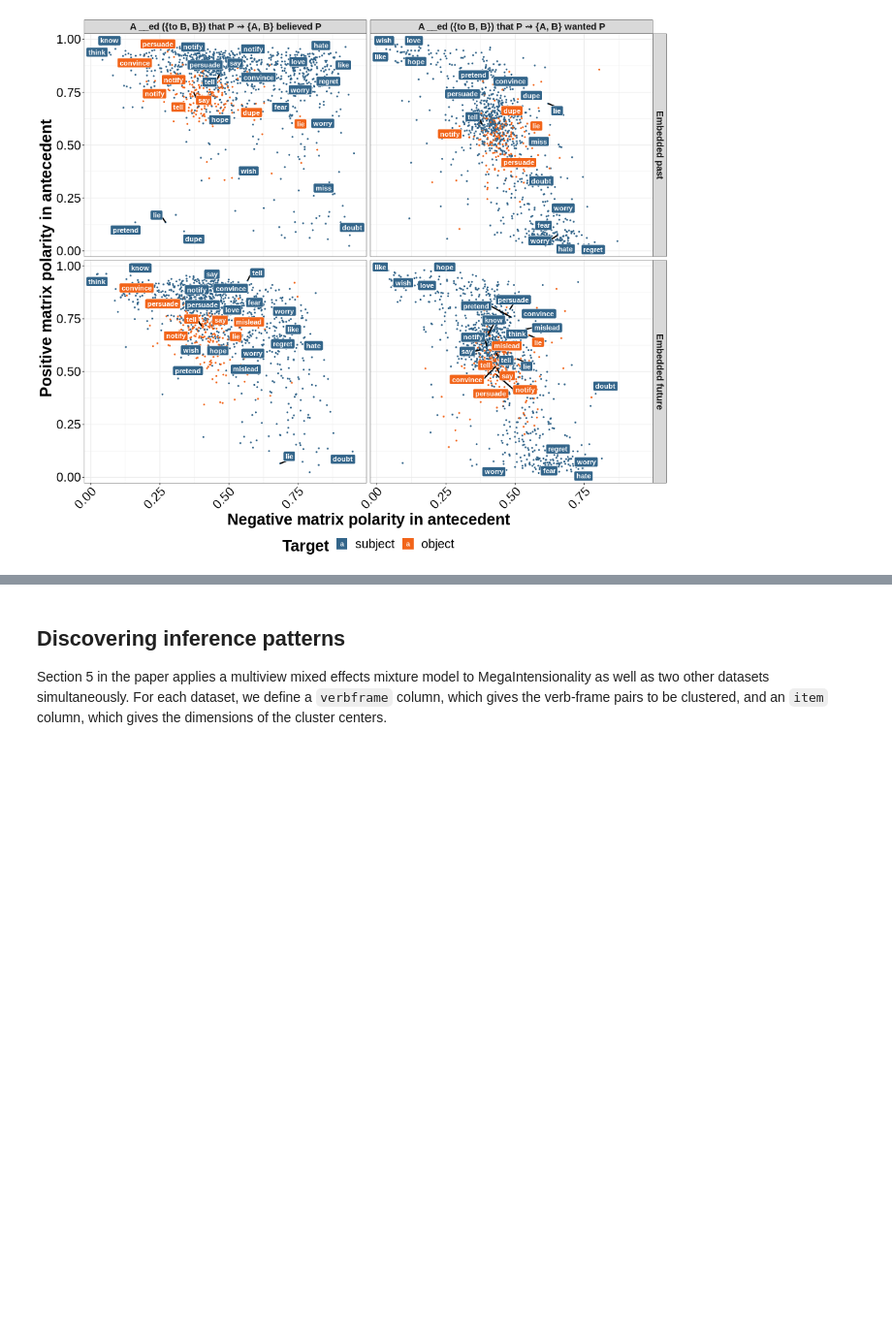
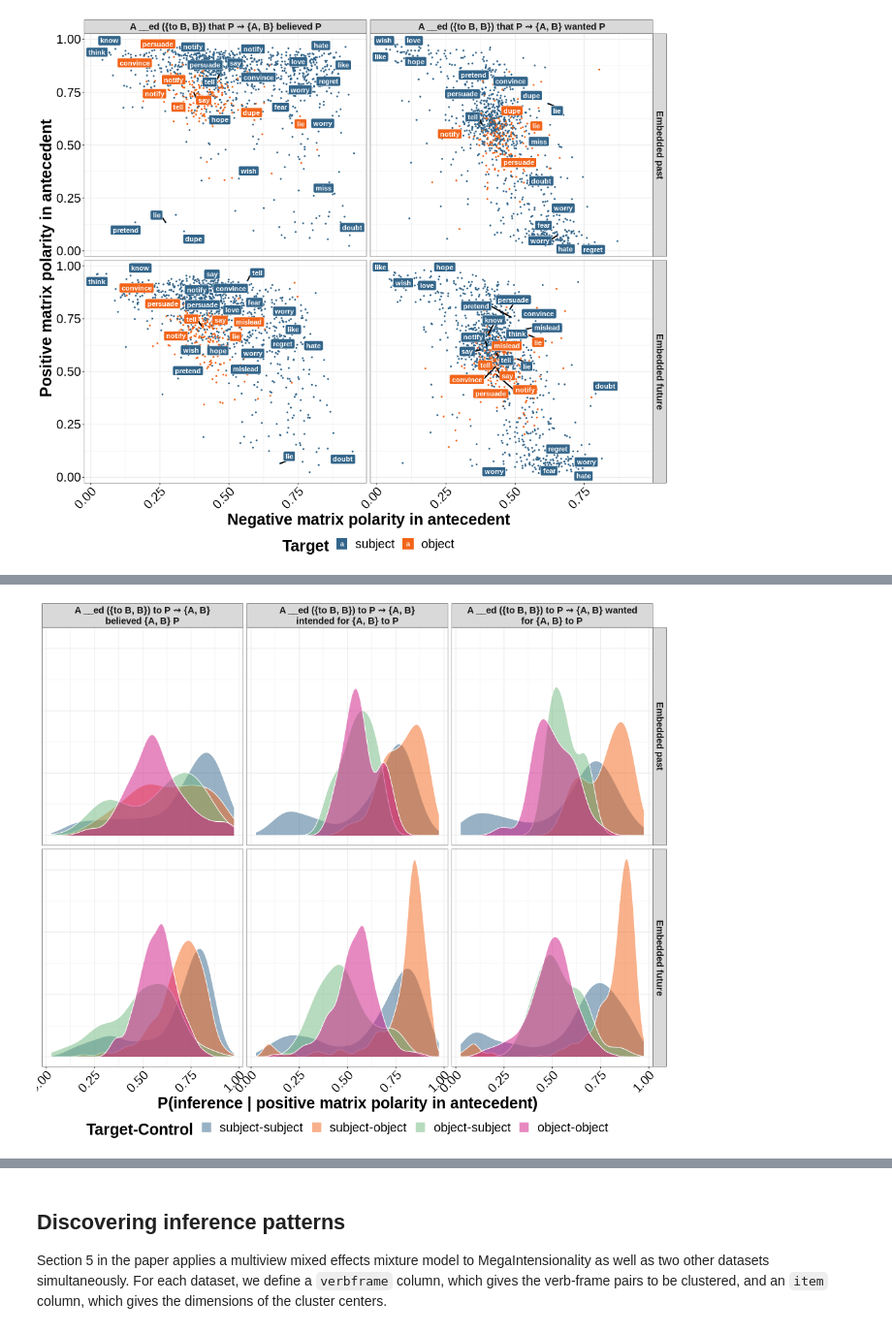
Before and after one commit to bkane2/intensional-gaps, a Jupyter notebook: Intensional Gaps.ipynb, the cells around one changed output, grey strips where cells are left out. Shown at 97% size. Drawn from its saved outputs; the diff is of its cells as text; code cells hidden in the pictures; blank space fills up the shorter version.

```diff
--- a/Intensional Gaps.ipynb
+++ b/Intensional Gaps.ipynb
@@ -914,0 +917,56 @@ g
+# %%
+%%R -i mc_normalized_cast_nf -w 14 -h 12 -u in
+
+library(tidyverse)
+library(ggrepel)
+
+conditions = c('subject-subject', 'subject-object', 'object-subject', 'object-object')
+mc_normalized_cast_nf$target_control <- factor(mc_normalized_cast_nf$target_control, levels=conditions)
+mc_normalized_cast_nf$consequent_embedded_tense <- factor(mc_normalized_cast_nf$consequent_embedded_tense,
+                                                       levels=c('past', 'future'))
+
+theme_set(theme_bw())
+
+intransitive_verbs_nf = c('think', 'know', 'hope', 'wish', 'worry', 'fear', 'like', 'love', 'hate', 'regret', 'pretend', 'doubt', 'rejected', 'miss', 'decide', 'choose', 'select', 'remember')
+transitive_verbs_nf = c('say', 'tell', 'lie', 'mislead', 'notify', 'convince', 'persuade', 'dupe', 'promise', 'use', 'decide', 'choose', 'select', 'make', 'request', 'suggest', 'coerce')
+
+intransitive_frames_nf = c('NP V to VP[-eventive]', 'NP be V to VP[-eventive]',
+                           'NP V to VP[+eventive]', 'NP be V to VP[+eventive]',
+                           'NP V VPing')
+transitive_frames_nf = c('NP V to NP to VP[-eventive]', 'NP V NP to VP[-eventive]',
+                         'NP V to NP to VP[+eventive]', 'NP V NP to VP[+eventive]',
+                         'NP V NP VP', 'NP V for NP to VP')
+
+sub <- filter(mc_normalized_cast_nf,
+              ((antecedent_verb%in%intransitive_verbs_nf & antecedent_frame %in% intransitive_frames_nf) | (antecedent_verb%in%transitive_verbs_nf & antecedent_frame %in% transitive_frames_nf)))
+sub$jit <- runif(nrow(sub), 0.25, 8)
+
+g <- ggplot(mc_normalized_cast_nf, aes(x=positive, color=target_control)) +
+geom_density(color="white", aes(fill=target_control), alpha=0.5) +
+# geom_hline(yintercept=0) +
+# geom_segment(data=sub, aes(x=positive, y=jit, xend=positive, yend=rep(0, length(jit)))) +
+# geom_label(data=sub, aes(x=positive, y=jit, label=antecedent_verb, fill=target_control), fontface="bold", color="white") +
+scale_color_manual(name='Target-Control', values=c("#33658a", "#f26419", "#70B77E", "#CE1483")) +
+scale_fill_manual(name='Target-Control',  values=c("#33658a", "#f26419", "#70B77E", "#CE1483")) +
+facet_grid(factor(paste('Embedded', consequent_embedded_tense), levels=c('Embedded past', 'Embedded future')) ~ paste('A __ed ({to B, B}) to P', sprintf('\u21DD'), '{A, B}',
+                            ifelse(consequent_verb=='believe', 'believed', ifelse(consequent_verb=='want', 'wanted', 'intended')),
+                            ifelse(consequent_verb=='believe', '{A, B} P', ifelse(consequent_verb=='want', 'for {A, B} to P', 'for {A, B} to P'))),
+          labeller = label_wrap_gen(width = 40, multi_line = TRUE)) +
+xlab('P(inference | positive matrix polarity in antecedent)') +
+theme(strip.text=element_text(face="bold", size=15),
+     axis.title=element_text(face="bold", size=25),
+     axis.text=element_text(size=20, color="black"),
+     axis.text.x=element_text(angle=45, hjust=1),
+     axis.title.y = element_blank(),
+     axis.text.y = element_blank(),
+     axis.ticks.y = element_blank(),
+     legend.position="bottom",
+     legend.title=element_text(face="bold", size=25),
+     legend.text=element_text(size=20))
+
+ggsave('plots/verb_density_nonfinite_positive.png', width=14, height=12)
+ggsave('plots/verb_density_nonfinite_positive.pdf', width=14, height=12)
+
+g
+# %% [output]
+[figure, added]
```
Also changed, not shown: parts of 2 cells of this notebook.
